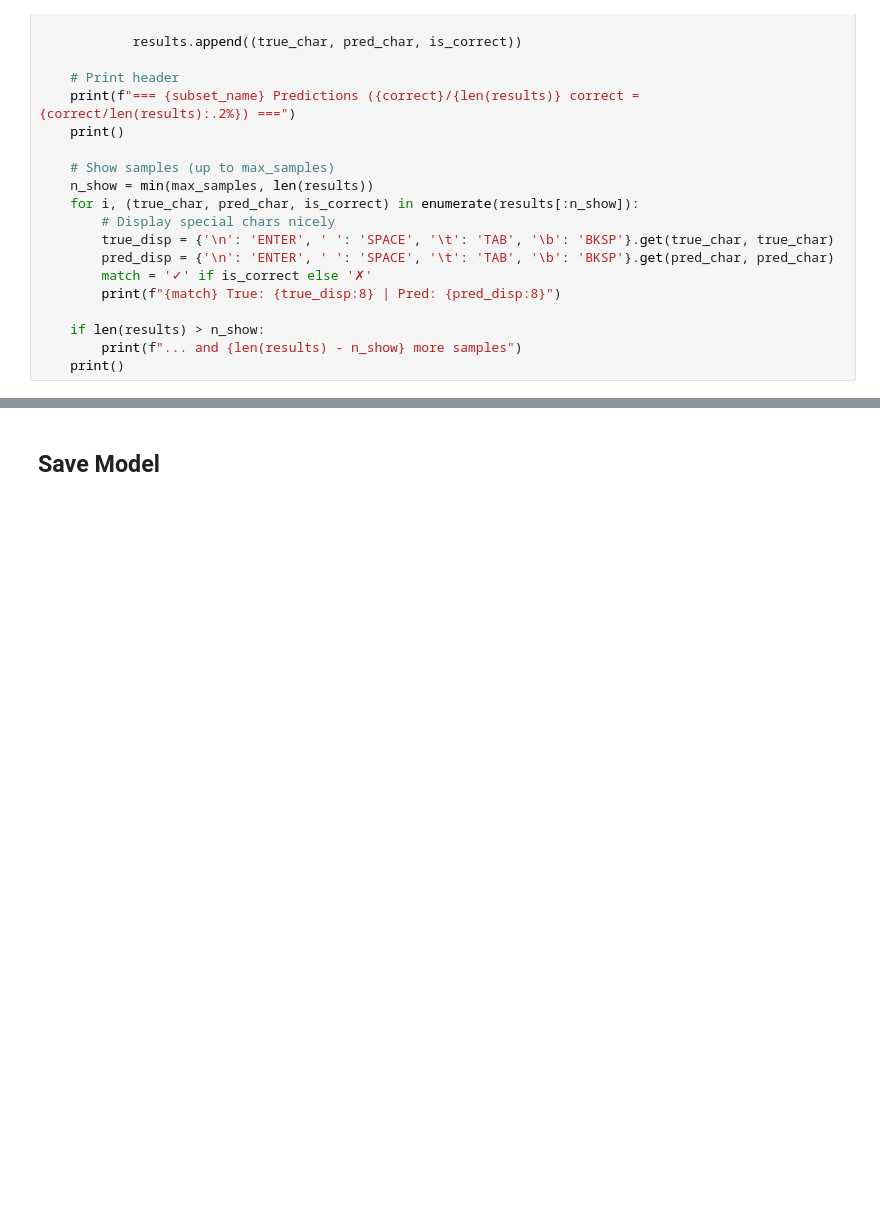
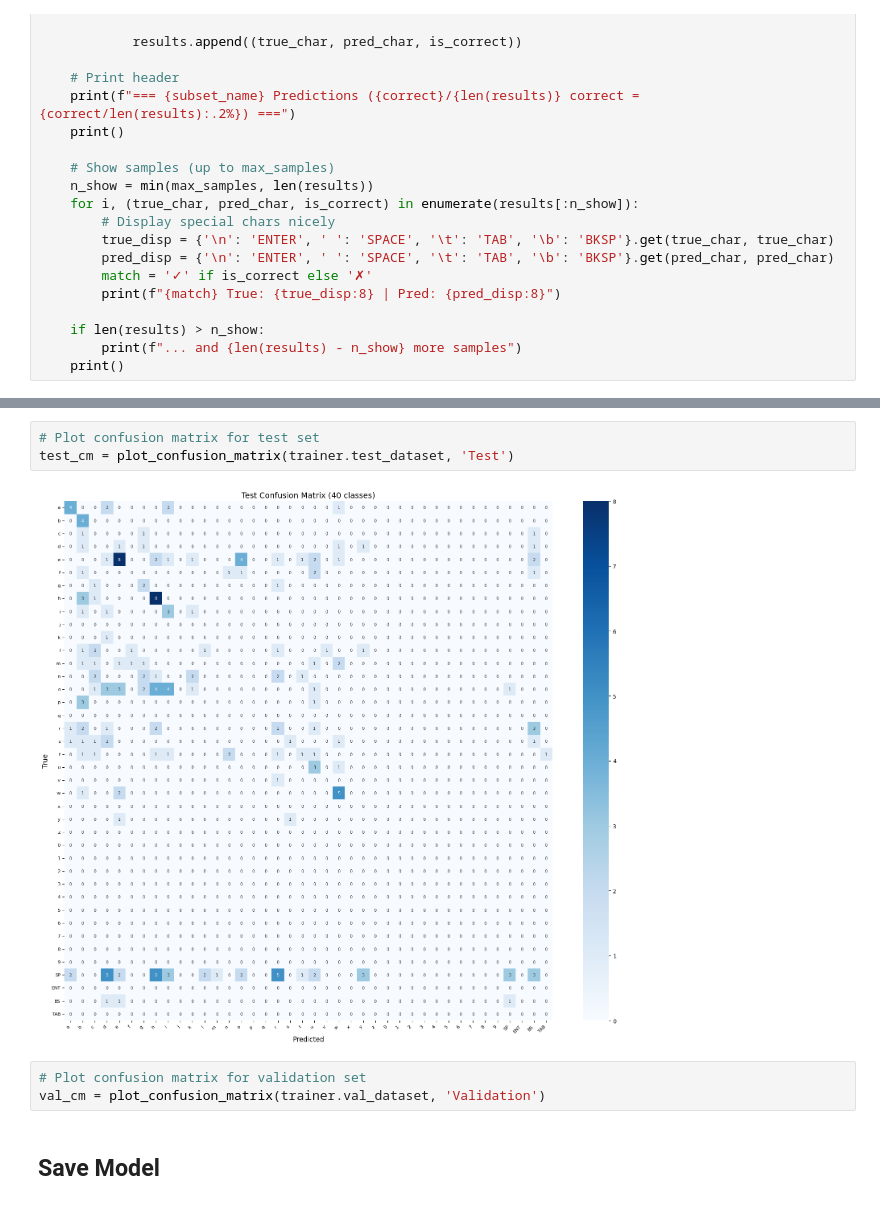
Before and after one commit to Perceptron-GIK/perceptron-gik, a Jupyter notebook: train_model.ipynb, the cells around one changed output, grey strips where cells are left out. Cells and saved outputs as stored; diff of their text form; blank space fills up the shorter version.

```diff
--- a/train_model.ipynb
+++ b/train_model.ipynb
@@ -305,3 +361,11 @@ show_predictions(trainer.test_dataset, 'Test')
+# %%
+# Plot confusion matrix for test set
+test_cm = plot_confusion_matrix(trainer.test_dataset, 'Test')
+# %% [output]
+[figure, added]
+# %%
+# Plot confusion matrix for validation set
+val_cm = plot_confusion_matrix(trainer.val_dataset, 'Validation')
 # %% [markdown]
 ## Save Model
 # %%
```
Also changed, not shown: parts of 11 cells of this notebook.
